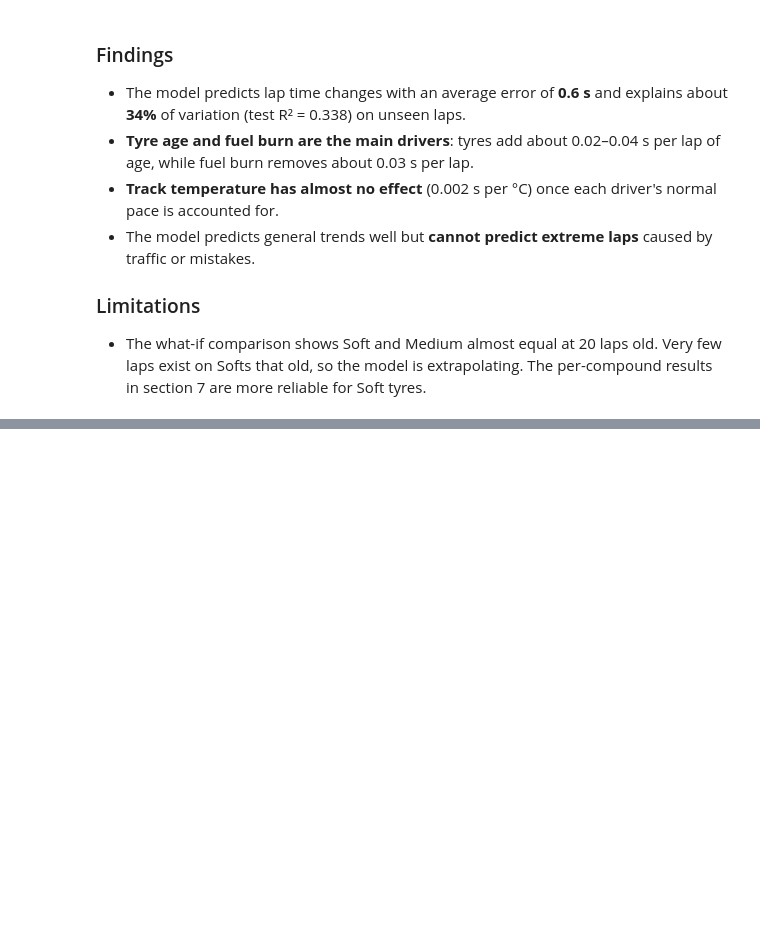
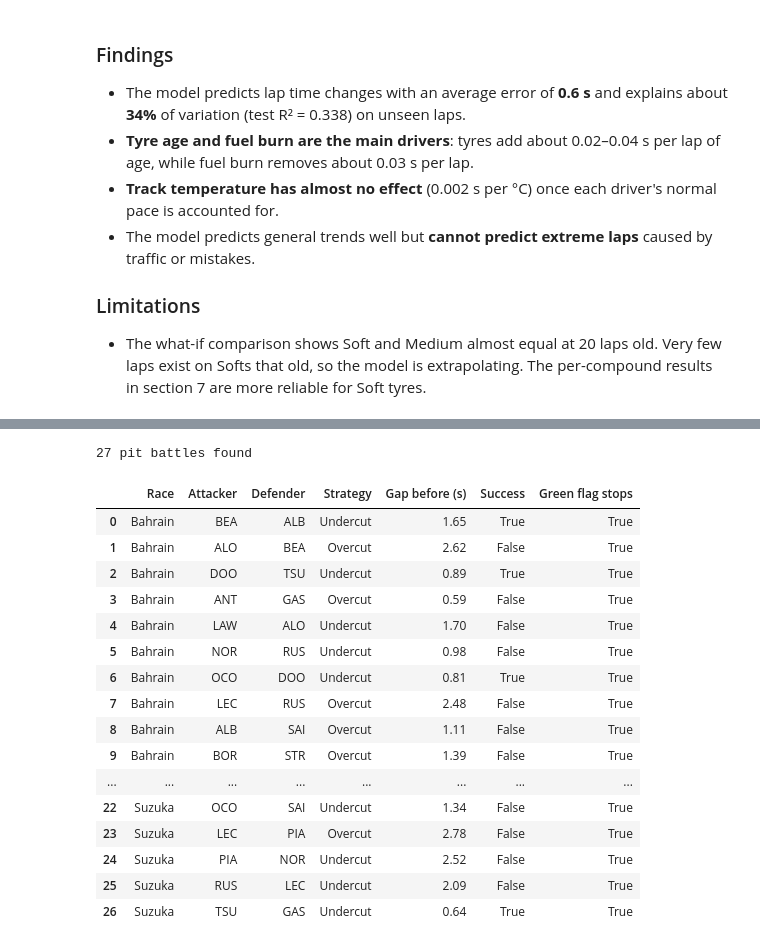
Before and after one commit to gavinvasco-prog/f1-race-analysis, a Jupyter notebook: notebooks/Gavin_tyre_degradation.ipynb, the cells around one changed output, grey strips where cells are left out. Saved outputs shown, nothing was run; the diff lists cells and outputs as text; code cells hidden in the pictures; blank space fills up the shorter version.

```diff
--- a/notebooks/Gavin_tyre_degradation.ipynb
+++ b/notebooks/Gavin_tyre_degradation.ipynb
@@ -279,0 +285,62 @@ scenarios[["Predicted delta (s)"]]
+# %%
+raw = df.copy()   # uncleaned data: we need the pit laps here
+raw["LapEndTime"] = pd.to_timedelta(raw["Time_x"]).dt.total_seconds()
+raw["TrackStatusNum"] = pd.to_numeric(raw["TrackStatus"], errors="coerce")
+
+events = []
+for race, r in raw.groupby("Race"):
+    pos = r.pivot_table(index="LapNumber", columns="Driver", values="Position")
+    end = r.pivot_table(index="LapNumber", columns="Driver", values="LapEndTime")
+    status = r.pivot_table(index="LapNumber", columns="Driver", values="TrackStatusNum")
+    first_stop = r[r["PitInTime"].notna()].groupby("Driver")["LapNumber"].min()
+
+    for x, px in first_stop.items():                # x = driver who pitted first
+        before = px - 1
+        if before not in pos.index or pd.isna(pos.at[before, x]):
+            continue
+        for y, py in first_stop.items():            # y = rival who pitted 1–5 laps later
+            if y == x or not (1 <= py - px <= 5):
+                continue
+            if pd.isna(pos.at[before, y]) or abs(pos.at[before, x] - pos.at[before, y]) != 1:
+                continue                            # must be running next to each other
+            gap = abs(end.at[before, x] - end.at[before, y])
+            if pd.isna(gap) or gap > 3:
+                continue                            # must be within 3 seconds
+            after = py + 2                          # a lap after the rival's out-lap
+            if after not in pos.index or pd.isna(pos.at[after, x]) or pd.isna(pos.at[after, y]):
+                continue
+
+            x_behind_before = pos.at[before, x] > pos.at[before, y]
+            attacker, defender = (x, y) if x_behind_before else (y, x)
+            events.append({
+                "Race": race,
+                "Attacker": attacker,
+                "Defender": defender,
+                "Strategy": "Undercut" if attacker == x else "Overcut",
+                "Gap before (s)": round(gap, 2),
+                "Success": pos.at[after, attacker] < pos.at[after, defender],
+                "Green flag stops": status.at[px, x] == 1 and status.at[py, y] == 1,
+            })
+
+events = pd.DataFrame(events)
+print(len(events), "pit battles found")
+events
+# %% [output]
+27 pit battles found
+|  | Race | Attacker | Defender | Strategy | Gap before (s) | Success | Green flag stops |
+| 0 | Bahrain | BEA | ALB | Undercut | 1.65 | True | True |
+| 1 | Bahrain | ALO | BEA | Overcut | 2.62 | False | True |
+| 2 | Bahrain | DOO | TSU | Undercut | 0.89 | True | True |
+| 3 | Bahrain | ANT | GAS | Overcut | 0.59 | False | True |
+| 4 | Bahrain | LAW | ALO | Undercut | 1.70 | False | True |
+| 5 | Bahrain | NOR | RUS | Undercut | 0.98 | False | True |
+| 6 | Bahrain | OCO | DOO | Undercut | 0.81 | True | True |
+| 7 | Bahrain | LEC | RUS | Overcut | 2.48 | False | True |
+| 8 | Bahrain | ALB | SAI | Overcut | 1.11 | False | True |
+| 9 | Bahrain | BOR | STR | Overcut | 1.39 | False | True |
+| ... | ... | ... | ... | ... | ... | ... | ... |
+| 22 | Suzuka | OCO | SAI | Undercut | 1.34 | False | True |
+| 23 | Suzuka | LEC | PIA | Overcut | 2.78 | False | True |
+| 24 | Suzuka | PIA | NOR | Undercut | 2.52 | False | True |
+| 25 | Suzuka | RUS | LEC | Undercut | 2.09 | False | True |
+| 26 | Suzuka | TSU | GAS | Undercut | 0.64 | True | True |
```
Also changed, not shown: parts of 7 cells of this notebook.
